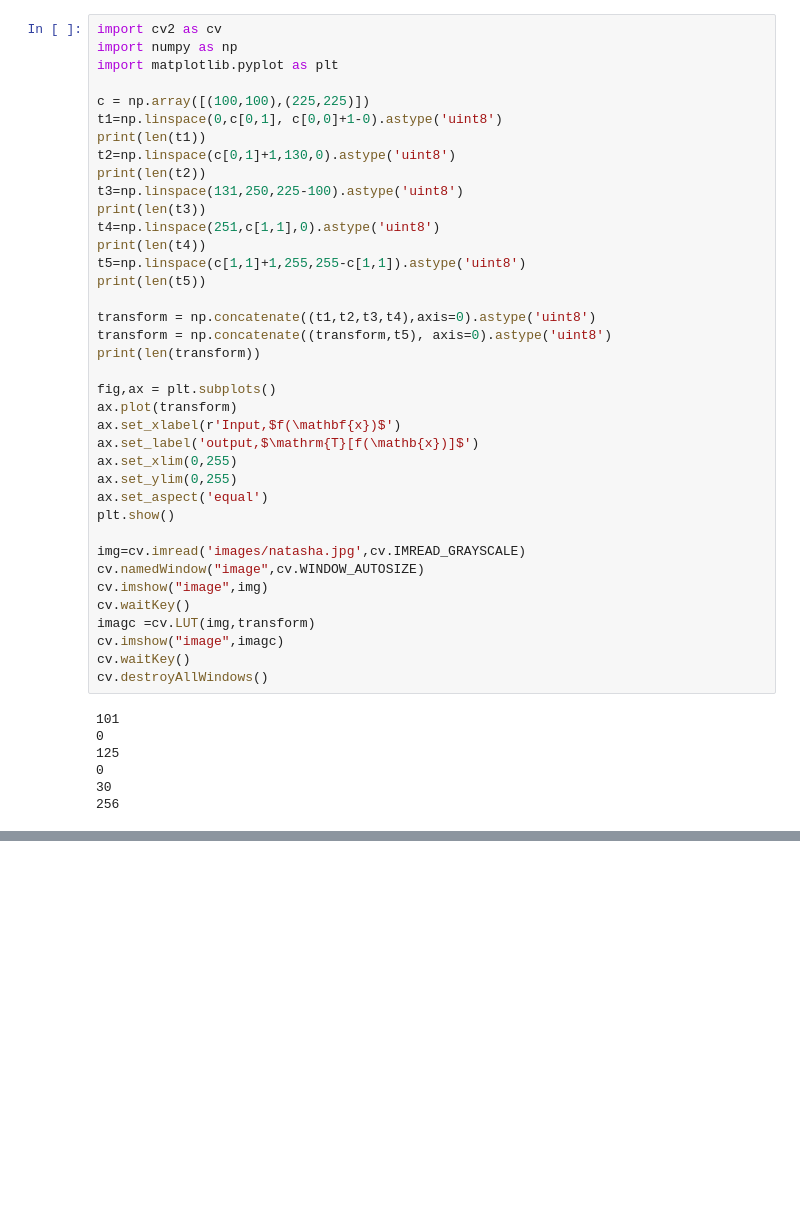
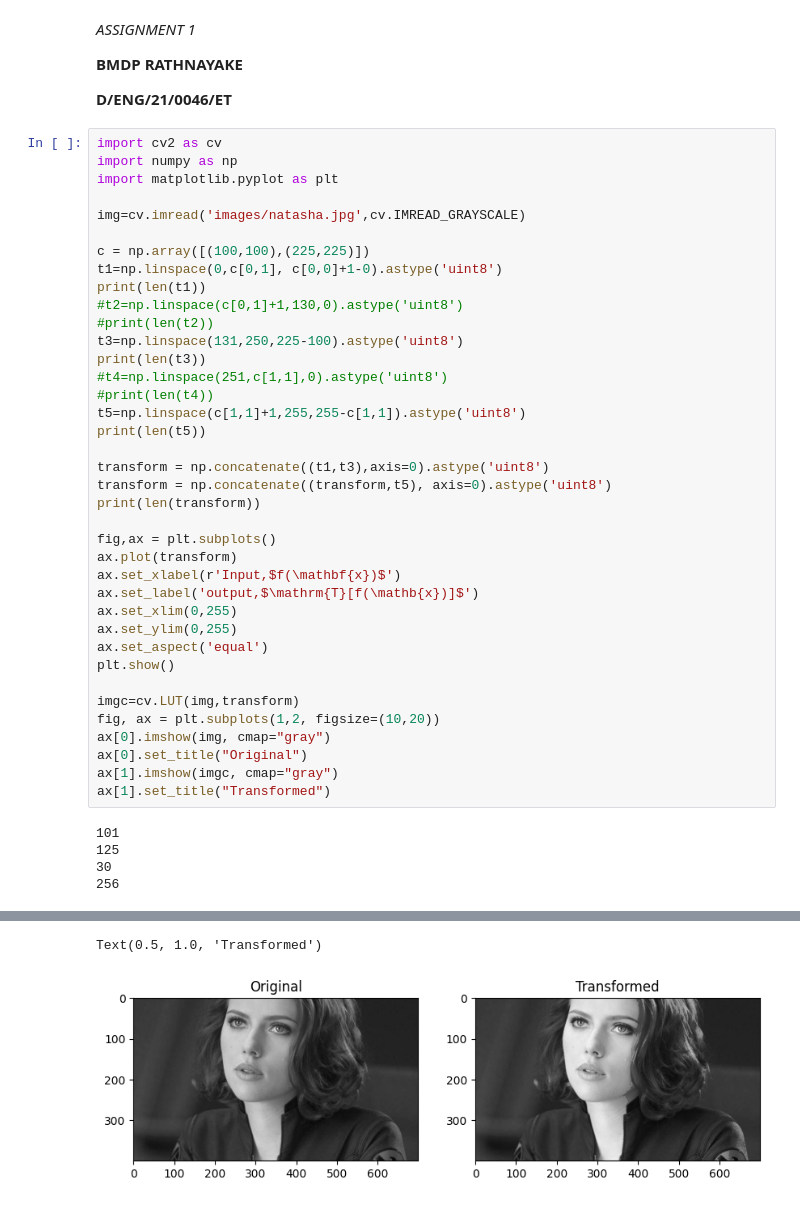
Before and after one commit to demithaR/assign, a Jupyter notebook: assignment 1 D-ENG-21-0046-ET.ipynb, the cells around one changed output, grey strips where cells are left out. Cells and saved outputs as stored; diff of their text form; blank space fills up the shorter version.

```diff
--- a/assignment 1 D-ENG-21-0046-ET.ipynb
+++ b/assignment 1 D-ENG-21-0046-ET.ipynb
@@ -1,46 +1,52 @@
+# %% [markdown]
+*ASSIGNMENT 1*
+
+**BMDP RATHNAYAKE**
+
+**D/ENG/21/0046/ET**
 # %%
 import cv2 as cv
 import numpy as np
 import matplotlib.pyplot as plt
 
+img=cv.imread('images/natasha.jpg',cv.IMREAD_GRAYSCALE)
+
 c = np.array([(100,100),(225,225)])
 t1=np.linspace(0,c[0,1], c[0,0]+1-0).astype('uint8')
 print(len(t1))
-t2=np.linspace(c[0,1]+1,130,0).astype('uint8')
-print(len(t2))
+#t2=np.linspace(c[0,1]+1,130,0).astype('uint8')
+#print(len(t2))
 t3=np.linspace(131,250,225-100).astype('uint8')
 print(len(t3))
-t4=np.linspace(251,c[1,1],0).astype('uint8')
-print(len(t4))
+#t4=np.linspace(251,c[1,1],0).astype('uint8')
+#print(len(t4))
 t5=np.linspace(c[1,1]+1,255,255-c[1,1]).astype('uint8')
 print(len(t5))
 
-transform = np.concatenate((t1,t2,t3,t4),axis=0).astype('uint8')
+transform = np.concatenate((t1,t3),axis=0).astype('uint8')
 transform = np.concatenate((transform,t5), axis=0).astype('uint8')
 print(len(transform))
 
 fig,ax = plt.subplots()
 ax.plot(transform)
 ax.set_xlabel(r'Input,$f(\mathbf{x})$')
 ax.set_label('output,$\mathrm{T}[f(\mathb{x})]$')
 ax.set_xlim(0,255)
 ax.set_ylim(0,255)
 ax.set_aspect('equal')
 plt.show()
 
-img=cv.imread('images/natasha.jpg',cv.IMREAD_GRAYSCALE)
-cv.namedWindow("image",cv.WINDOW_AUTOSIZE)
-cv.imshow("image",img)
-cv.waitKey()
-imagc =cv.LUT(img,transform)
-cv.imshow("image",imagc)
-cv.waitKey()
-cv.destroyAllWindows()
+imgc=cv.LUT(img,transform)
+fig, ax = plt.subplots(1,2, figsize=(10,20))
+ax[0].imshow(img, cmap="gray")
+ax[0].set_title("Original")
+ax[1].imshow(imgc, cmap="gray")
+ax[1].set_title("Transformed")
 # %% [output]
 101
-0
 125
-0
 30
 256
 [figure]
+Text(0.5, 1.0, 'Transformed')
+[figure, added]
```
Also changed, not shown: parts of 6 cells of this notebook, 6 other files.
